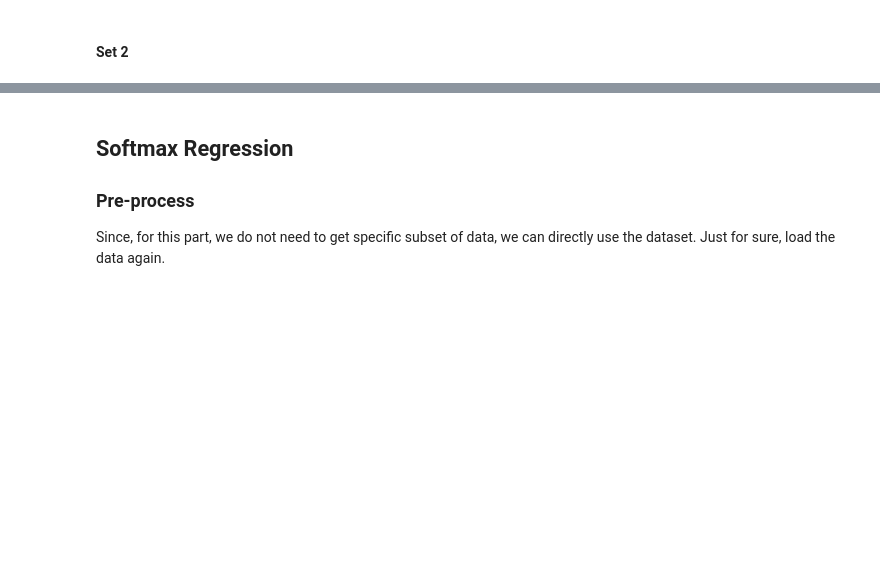
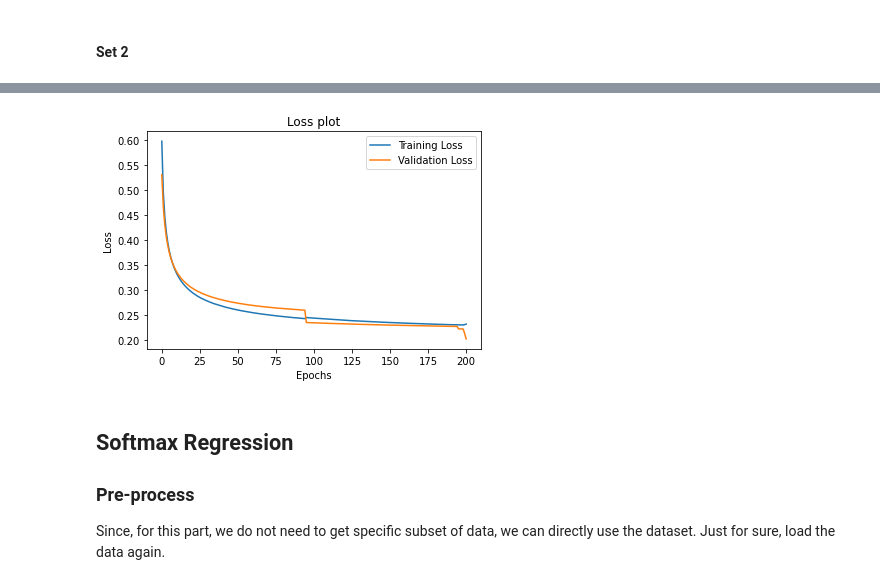
Before and after one commit to hblyx/CSE-151B, a Jupyter notebook: PA1/PA1_logreg.ipynb, the cells around one changed output, grey strips where cells are left out. Cells and saved outputs as stored; diff of their text form; code cells hidden in the pictures; blank space fills up the shorter version.

```diff
--- a/PA1/PA1_logreg.ipynb
+++ b/PA1/PA1_logreg.ipynb
@@ -198,4 +222,12 @@ The average validation accuracy is: 0.8988998357963874
 # %%
+# use the default setting
+hyperparameters = {"epochs": 100,
+                   "batch_size": 200,
+                   "learning_rate": 0.005,
+                   "k_folds": 10}
+
+regressor_set2, val_acc_set2 = cross_validation(train_val_set2, hyperparameters, network.softmax, network.multiclass_cross_entropy, 2)
+print("The average validation accuracy is:", val_acc_set2)
 # test the test set performance
 test_loss, test_acc = regressor_set2.test(test_set2)
 print("Test loss:", test_loss)
@@ -206,3 +239,4 @@ Test accuracy: 0.879
+[figure, added]
 # %% [markdown]
 ## Softmax Regression
 
```
Also changed, not shown: parts of 10 cells of this notebook.
